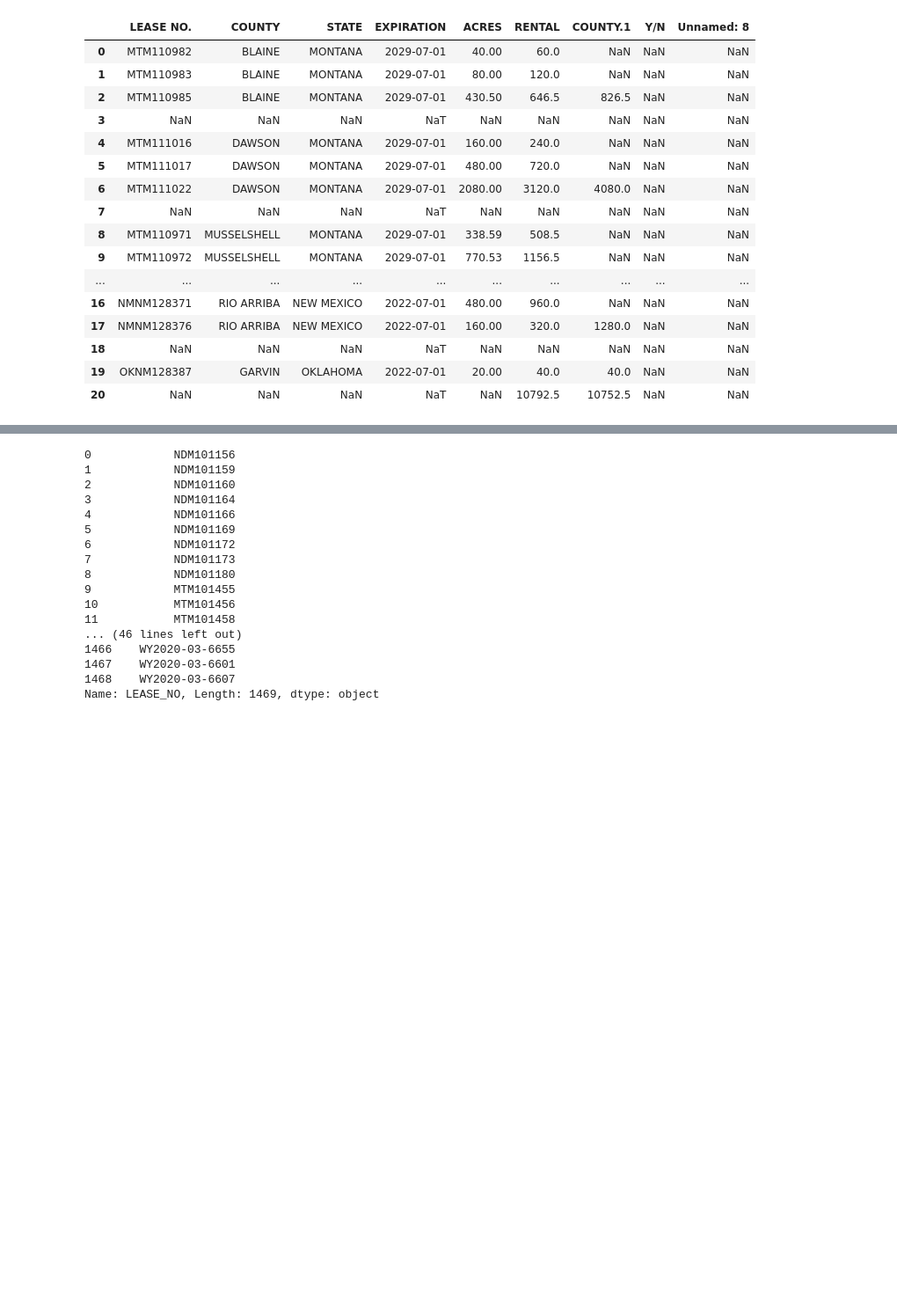
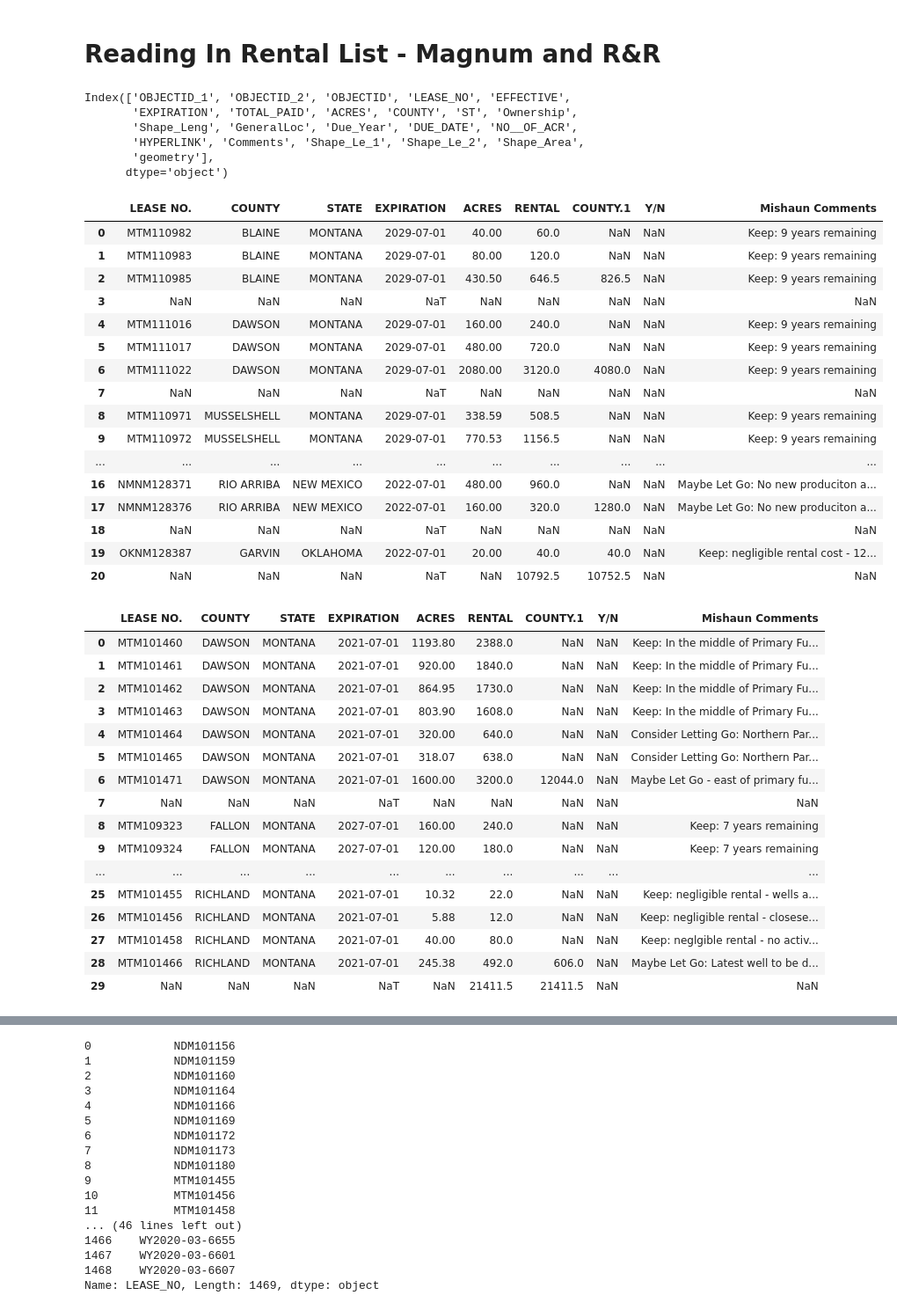
Before and after one commit to mishaun/BLM-Rentals-Shapefile-Ad-Hoc-, a Jupyter notebook: July 2020 Rentals/BLM Rentals Shapefile Generator - Master Notebook.ipynb, the cells around one changed output, grey strips where cells are left out. Shown: that part at 88% size. Drawn from its saved outputs; the diff is of its cells as text; code cells hidden in the pictures; blank space fills up the shorter version.

```diff
--- a/July 2020 Rentals/BLM Rentals Shapefile Generator - Master Notebook.ipynb
+++ b/July 2020 Rentals/BLM Rentals Shapefile Generator - Master Notebook.ipynb
@@ -7,4 +7,6 @@ from IPython.core.interactiveshell import InteractiveShell
 InteractiveShell.ast_node_interactivity = "all"
 # %%
 month = "July"
+# %% [markdown]
+# Reading In Rental List - Magnum and R&R
 # %%
@@ -12,20 +16,49 @@ RentalList = pd.read_excel("BLM Rents July 2020.xlsx", header = 4, usecols = 8)
-# %%
-RentalList
-# %% [output]
-|  | LEASE NO. | COUNTY | STATE | EXPIRATION | ACRES | RENTAL | COUNTY.1 | Y/N | Unnamed: 8 |
-| 0 | MTM110982 | BLAINE | MONTANA | 2029-07-01 | 40.00 | 60.0 | NaN | NaN | NaN |
-| 1 | MTM110983 | BLAINE | MONTANA | 2029-07-01 | 80.00 | 120.0 | NaN | NaN | NaN |
-| 2 | MTM110985 | BLAINE | MONTANA | 2029-07-01 | 430.50 | 646.5 | 826.5 | NaN | NaN |
-| 3 | NaN | NaN | NaN | NaT | NaN | NaN | NaN | NaN | NaN |
-| 4 | MTM111016 | DAWSON | MONTANA | 2029-07-01 | 160.00 | 240.0 | NaN | NaN | NaN |
-| 5 | MTM111017 | DAWSON | MONTANA | 2029-07-01 | 480.00 | 720.0 | NaN | NaN | NaN |
-| 6 | MTM111022 | DAWSON | MONTANA | 2029-07-01 | 2080.00 | 3120.0 | 4080.0 | NaN | NaN |
-| 7 | NaN | NaN | NaN | NaT | NaN | NaN | NaN | NaN | NaN |
-| 8 | MTM110971 | MUSSELSHELL | MONTANA | 2029-07-01 | 338.59 | 508.5 | NaN | NaN | NaN |
-| 9 | MTM110972 | MUSSELSHELL | MONTANA | 2029-07-01 | 770.53 | 1156.5 | NaN | NaN | NaN |
-| ... | ... | ... | ... | ... | ... | ... | ... | ... | ... |
-| 16 | NMNM128371 | RIO ARRIBA | NEW MEXICO | 2022-07-01 | 480.00 | 960.0 | NaN | NaN | NaN |
-| 17 | NMNM128376 | RIO ARRIBA | NEW MEXICO | 2022-07-01 | 160.00 | 320.0 | 1280.0 | NaN | NaN |
-| 18 | NaN | NaN | NaN | NaT | NaN | NaN | NaN | NaN | NaN |
-| 19 | OKNM128387 | GARVIN | OKLAHOMA | 2022-07-01 | 20.00 | 40.0 | 40.0 | NaN | NaN |
-| 20 | NaN | NaN | NaN | NaT | NaN | 10792.5 | 10752.5 | NaN | NaN |
+# %%
+#Reading Mastr shapefile
+shapefile = gpd.read_file("zip://Master Shapefile 4-2-20.zip")
+shapefile.columns
+# %% [output]
+Index(['OBJECTID_1', 'OBJECTID_2', 'OBJECTID', 'LEASE_NO', 'EFFECTIVE',
+       'EXPIRATION', 'TOTAL_PAID', 'ACRES', 'COUNTY', 'ST', 'Ownership',
+       'Shape_Leng', 'GeneralLoc', 'Due_Year', 'DUE_DATE', 'NO__OF_ACR',
+       'HYPERLINK', 'Comments', 'Shape_Le_1', 'Shape_Le_2', 'Shape_Area',
+       'geometry'],
+      dtype='object')
+# %%
+RRList
+MPLPList
+# %% [output]
+|  | LEASE NO. | COUNTY | STATE | EXPIRATION | ACRES | RENTAL | COUNTY.1 | Y/N | Mishaun Comments |
+| 0 | MTM110982 | BLAINE | MONTANA | 2029-07-01 | 40.00 | 60.0 | NaN | NaN | Keep: 9 years remaining |
+| 1 | MTM110983 | BLAINE | MONTANA | 2029-07-01 | 80.00 | 120.0 | NaN | NaN | Keep: 9 years remaining |
+| 2 | MTM110985 | BLAINE | MONTANA | 2029-07-01 | 430.50 | 646.5 | 826.5 | NaN | Keep: 9 years remaining |
+| 3 | NaN | NaN | NaN | NaT | NaN | NaN | NaN | NaN | NaN |
+| 4 | MTM111016 | DAWSON | MONTANA | 2029-07-01 | 160.00 | 240.0 | NaN | NaN | Keep: 9 years remaining |
+| 5 | MTM111017 | DAWSON | MONTANA | 2029-07-01 | 480.00 | 720.0 | NaN | NaN | Keep: 9 years remaining |
+| 6 | MTM111022 | DAWSON | MONTANA | 2029-07-01 | 2080.00 | 3120.0 | 4080.0 | NaN | Keep: 9 years remaining |
+| 7 | NaN | NaN | NaN | NaT | NaN | NaN | NaN | NaN | NaN |
+| 8 | MTM110971 | MUSSELSHELL | MONTANA | 2029-07-01 | 338.59 | 508.5 | NaN | NaN | Keep: 9 years remaining |
+| 9 | MTM110972 | MUSSELSHELL | MONTANA | 2029-07-01 | 770.53 | 1156.5 | NaN | NaN | Keep: 9 years remaining |
+| ... | ... | ... | ... | ... | ... | ... | ... | ... | ... |
+| 16 | NMNM128371 | RIO ARRIBA | NEW MEXICO | 2022-07-01 | 480.00 | 960.0 | NaN | NaN | Maybe Let Go: No new produciton a... |
+| 17 | NMNM128376 | RIO ARRIBA | NEW MEXICO | 2022-07-01 | 160.00 | 320.0 | 1280.0 | NaN | Maybe Let Go: No new produciton a... |
+| 18 | NaN | NaN | NaN | NaT | NaN | NaN | NaN | NaN | NaN |
+| 19 | OKNM128387 | GARVIN | OKLAHOMA | 2022-07-01 | 20.00 | 40.0 | 40.0 | NaN | Keep: negligible rental cost - 12... |
+| 20 | NaN | NaN | NaN | NaT | NaN | 10792.5 | 10752.5 | NaN | NaN |
+|  | LEASE NO. | COUNTY | STATE | EXPIRATION | ACRES | RENTAL | COUNTY.1 | Y/N | Mishaun Comments |
+| 0 | MTM101460 | DAWSON | MONTANA | 2021-07-01 | 1193.80 | 2388.0 | NaN | NaN | Keep: In the middle of Primary Fu... |
+| 1 | MTM101461 | DAWSON | MONTANA | 2021-07-01 | 920.00 | 1840.0 | NaN | NaN | Keep: In the middle of Primary Fu... |
+| 2 | MTM101462 | DAWSON | MONTANA | 2021-07-01 | 864.95 | 1730.0 | NaN | NaN | Keep: In the middle of Primary Fu... |
+| 3 | MTM101463 | DAWSON | MONTANA | 2021-07-01 | 803.90 | 1608.0 | NaN | NaN | Keep: In the middle of Primary Fu... |
+| 4 | MTM101464 | DAWSON | MONTANA | 2021-07-01 | 320.00 | 640.0 | NaN | NaN | Consider Letting Go: Northern Par... |
+| 5 | MTM101465 | DAWSON | MONTANA | 2021-07-01 | 318.07 | 638.0 | NaN | NaN | Consider Letting Go: Northern Par... |
+| 6 | MTM101471 | DAWSON | MONTANA | 2021-07-01 | 1600.00 | 3200.0 | 12044.0 | NaN | Maybe Let Go - east of primary fu... |
+| 7 | NaN | NaN | NaN | NaT | NaN | NaN | NaN | NaN | NaN |
+| 8 | MTM109323 | FALLON | MONTANA | 2027-07-01 | 160.00 | 240.0 | NaN | NaN | Keep: 7 years remaining |
+| 9 | MTM109324 | FALLON | MONTANA | 2027-07-01 | 120.00 | 180.0 | NaN | NaN | Keep: 7 years remaining |
+| ... | ... | ... | ... | ... | ... | ... | ... | ... | ... |
+| 25 | MTM101455 | RICHLAND | MONTANA | 2021-07-01 | 10.32 | 22.0 | NaN | NaN | Keep: negligible rental - wells a... |
+| 26 | MTM101456 | RICHLAND | MONTANA | 2021-07-01 | 5.88 | 12.0 | NaN | NaN | Keep: negligible rental - closese... |
+| 27 | MTM101458 | RICHLAND | MONTANA | 2021-07-01 | 40.00 | 80.0 | NaN | NaN | Keep: neglgible rental - no activ... |
+| 28 | MTM101466 | RICHLAND | MONTANA | 2021-07-01 | 245.38 | 492.0 | 606.0 | NaN | Maybe Let Go: Latest well to be d... |
+| 29 | NaN | NaN | NaN | NaT | NaN | 21411.5 | 21411.5 | NaN | NaN |
```
Also changed, not shown: parts of 36 cells of this notebook, 17 other files.
